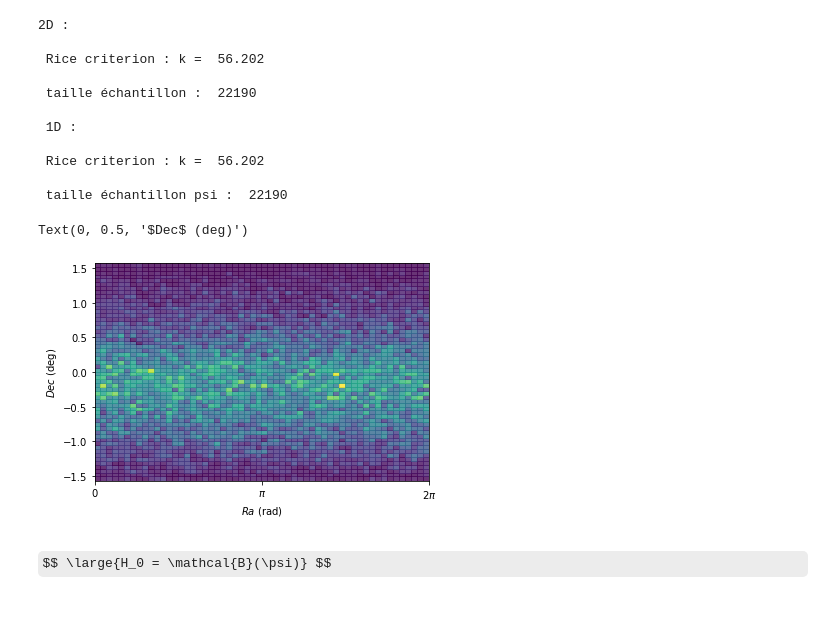
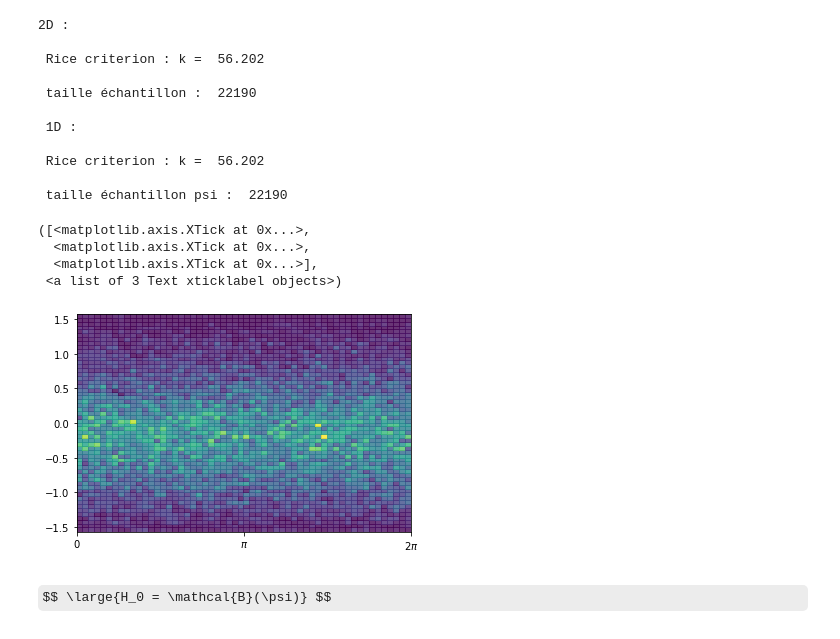
Before and after one commit to danaevld/Astroparticles, a Jupyter notebook: Stage_astroparticules.ipynb, the cells around one changed output. Saved outputs shown, nothing was run; the diff lists cells and outputs as text; code cells hidden in the pictures; some formulas as TeX source.

```diff
--- a/Stage_astroparticules.ipynb
+++ b/Stage_astroparticules.ipynb
@@ -48,13 +48,18 @@ def psi_f(RA,decl):
                        np.cos(RA-266.*np.pi/180))
 # %%
 plt.figure()
+#plt.rc('text', usetex=True)
+#plt.rc('font', family='serif')
 Value_bg_2D = plt.hist2d(Ra,Dec, bins = [int(bin_bg),int(bin_bg)], density = True, alpha = 0.8)
 plt.xticks(np.arange(0,2*pi+1,pi), ['0', '$\pi$', '$2 \pi$'])
-plt.xlabel('$Ra$ (rad)')
-plt.ylabel('$Dec$ (deg)')
+#plt.xlabel(r'\textbf{Ra (rad)}', fontsize=)
+#plt.ylabel(r'\textbf{Dec (rad)}')
 # %% [output]
-Text(0, 0.5, '$Dec$ (deg)')
+([<matplotlib.axis.XTick at 0x...>,
+  <matplotlib.axis.XTick at 0x...>,
+  <matplotlib.axis.XTick at 0x...>],
+ <a list of 3 Text xticklabel objects>)
-[figure, old version]
+[figure, new version]
 # %% [markdown]
 $$ \large{H_0 = \mathcal{B}(\psi)} $$
 # %%
```
Also changed, not shown: parts of 18 cells of this notebook.
